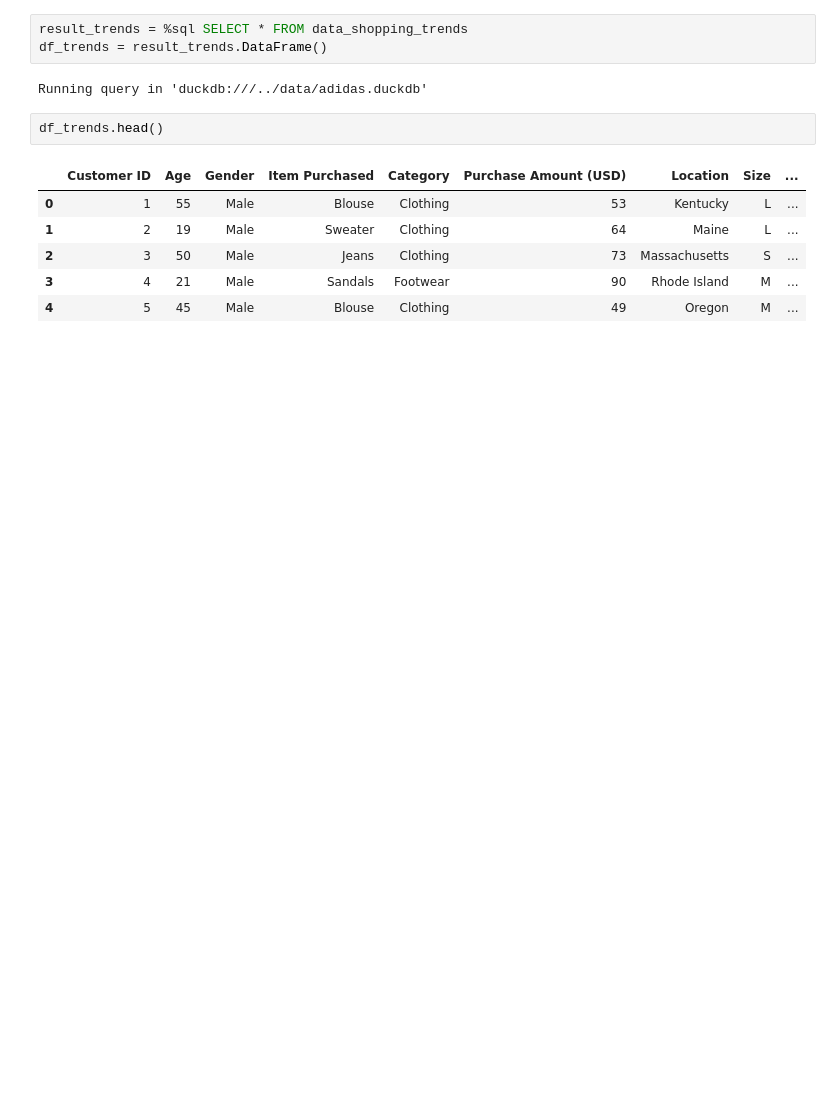
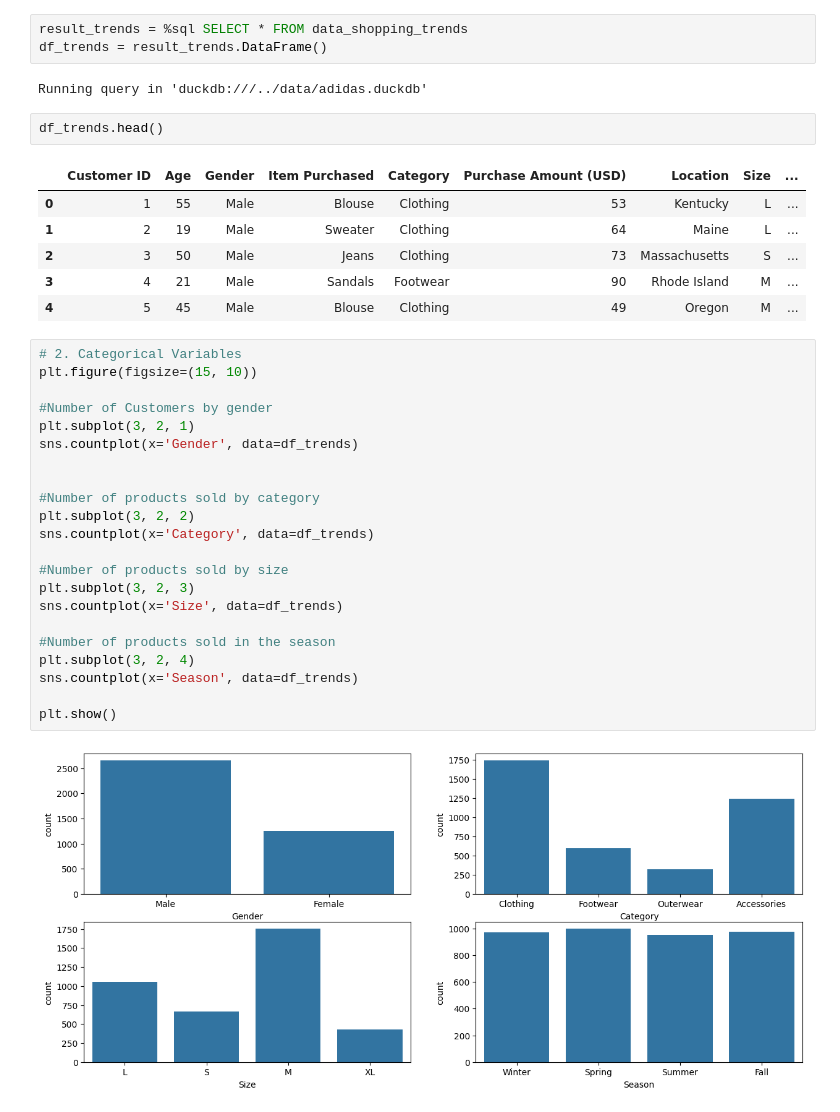
Before and after one commit to delatorrena2016/sql-etl-analytics, a Jupyter notebook: src/etl/wrangle.ipynb, the cells around one changed output. Saved outputs shown, nothing was run; the diff lists cells and outputs as text; blank space fills up the shorter version.

```diff
--- a/src/etl/wrangle.ipynb
+++ b/src/etl/wrangle.ipynb
@@ -93,3 +95,27 @@ df_trends.head()
 | 2 | 3 | 50 | Male | Jeans | Clothing | 73 | Massachusetts | S | ... |
 | 3 | 4 | 21 | Male | Sandals | Footwear | 90 | Rhode Island | M | ... |
 | 4 | 5 | 45 | Male | Blouse | Clothing | 49 | Oregon | M | ... |
+# %%
+# 2. Categorical Variables
+plt.figure(figsize=(15, 10))
+
+#Number of Customers by gender
+plt.subplot(3, 2, 1)
+sns.countplot(x='Gender', data=df_trends)
+
+
+#Number of products sold by category
+plt.subplot(3, 2, 2)
+sns.countplot(x='Category', data=df_trends)
+
+#Number of products sold by size
+plt.subplot(3, 2, 3)
+sns.countplot(x='Size', data=df_trends)
+
+#Number of products sold in the season
+plt.subplot(3, 2, 4)
+sns.countplot(x='Season', data=df_trends)
+
+plt.show()
+# %% [output]
+[figure, added]
```
Also changed, not shown: parts of 9 cells of this notebook.
